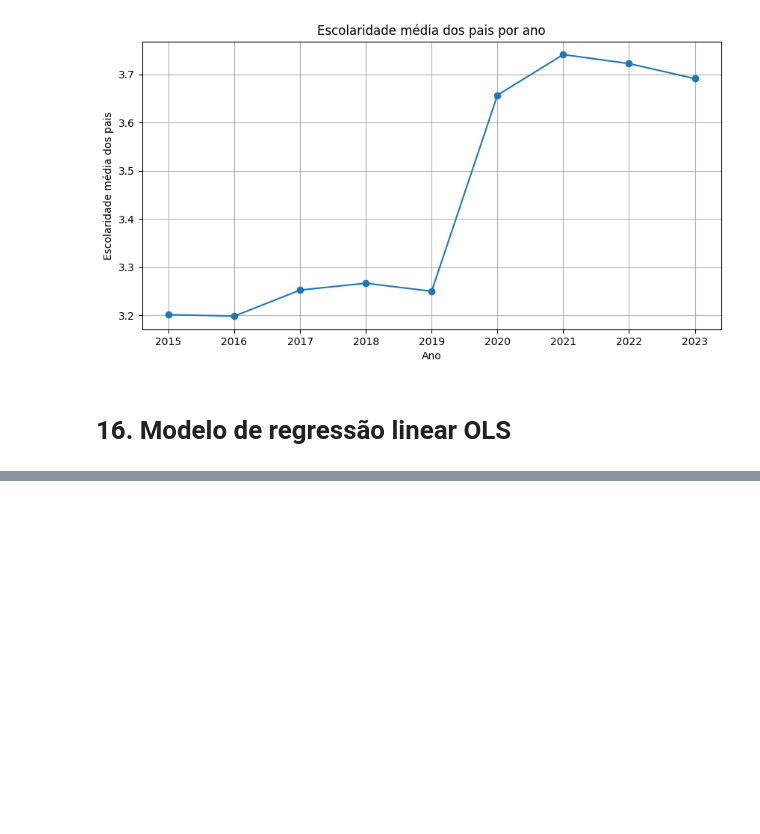
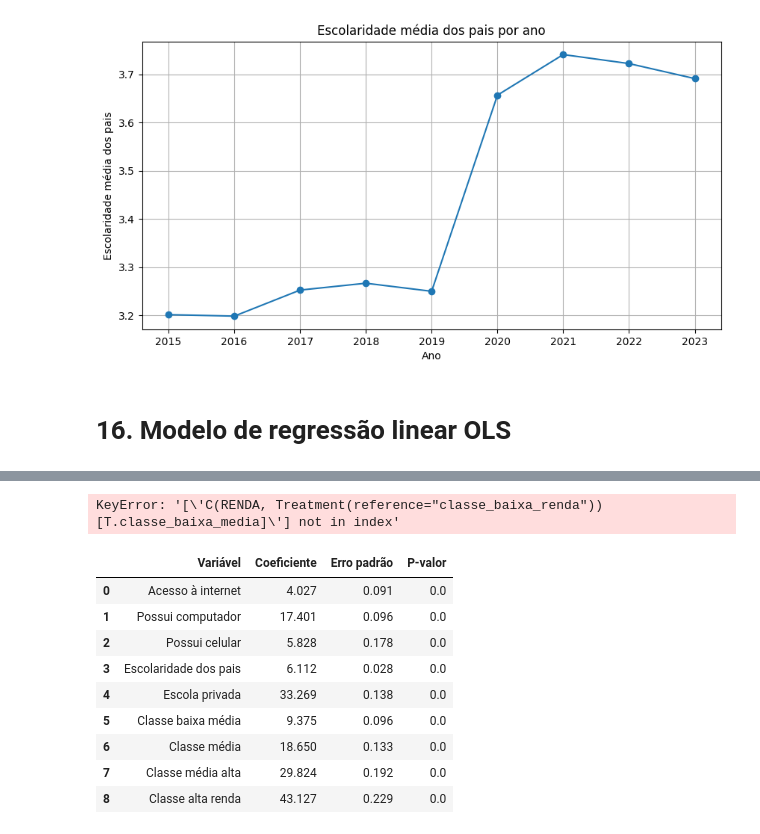
Before and after one commit to Antonio1H/tcc-enem-recursos-digitais, a Jupyter notebook: analiseMicrodadosEnemAnos.ipynb, the cells around one changed output, grey strips where cells are left out. Saved outputs shown, nothing was run; the diff lists cells and outputs as text; code cells hidden in the pictures; blank space fills up the shorter version.

```diff
--- a/analiseMicrodadosEnemAnos.ipynb
+++ b/analiseMicrodadosEnemAnos.ipynb
@@ -1006,0 +1069,64 @@ plt.show()
+# %%
+resultado_modelo = pd.DataFrame({
+    "coeficiente": modelo_ols_robusto.params,
+    "erro_padrao": modelo_ols_robusto.bse,
+    "p_valor": modelo_ols_robusto.pvalues
+})
+
+variaveis_principais = [
+    "INTERNET",
+    "COMPUTADOR",
+    "CELULAR",
+    "ESCOLARIDADE_PAIS",
+    'C(ESCOLA, Treatment(reference="publica"))[T.privada]',
+    'C(RENDA, Treatment(reference="classe_baixa_renda"))[T.classe_baixa_media]',
+    'C(RENDA, Treatment(reference="classe_baixa_renda"))[T.classe_media]',
+    'C(RENDA, Treatment(reference="classe_baixa_renda"))[T.classe_media_alta]',
+    'C(RENDA, Treatment(reference="classe_baixa_renda"))[T.classe_alta_renda]'
+]
+
+tabela_modelo = resultado_modelo.loc[variaveis_principais].copy()
+
+tabela_modelo = tabela_modelo.round({
+    "coeficiente": 3,
+    "erro_padrao": 3,
+    "p_valor": 4
+})
+
+tabela_modelo
+# %% [output]
+KeyError: '[\'C(RENDA, Treatment(reference="classe_baixa_renda"))[T.classe_baixa_media]\'] not in index'
+# %%
+tabela_modelo_formatada = tabela_modelo.reset_index()
+
+tabela_modelo_formatada = tabela_modelo_formatada.rename(columns={
+    "index": "Variável",
+    "coeficiente": "Coeficiente",
+    "erro_padrao": "Erro padrão",
+    "p_valor": "P-valor"
+})
+
+tabela_modelo_formatada["Variável"] = tabela_modelo_formatada["Variável"].replace({
+    "INTERNET": "Acesso à internet",
+    "COMPUTADOR": "Possui computador",
+    "CELULAR": "Possui celular",
+    "ESCOLARIDADE_PAIS": "Escolaridade dos pais",
+    'C(ESCOLA, Treatment(reference="publica"))[T.privada]': "Escola privada",
+    'C(RENDA, Treatment(reference="classe_baixa_renda"))[T.classe_baixa_media]': "Classe baixa média",
+    'C(RENDA, Treatment(reference="classe_baixa_renda"))[T.classe_media]': "Classe média",
+    'C(RENDA, Treatment(reference="classe_baixa_renda"))[T.classe_media_alta]': "Classe média alta",
+    'C(RENDA, Treatment(reference="classe_baixa_renda"))[T.classe_alta_renda]': "Classe alta renda"
+})
+
+tabela_modelo_formatada
+# %% [output]
+|  | Variável | Coeficiente | Erro padrão | P-valor |
+| 0 | Acesso à internet | 4.027 | 0.091 | 0.0 |
+| 1 | Possui computador | 17.401 | 0.096 | 0.0 |
+| 2 | Possui celular | 5.828 | 0.178 | 0.0 |
+| 3 | Escolaridade dos pais | 6.112 | 0.028 | 0.0 |
+| 4 | Escola privada | 33.269 | 0.138 | 0.0 |
+| 5 | Classe baixa média | 9.375 | 0.096 | 0.0 |
+| 6 | Classe média | 18.650 | 0.133 | 0.0 |
+| 7 | Classe média alta | 29.824 | 0.192 | 0.0 |
+| 8 | Classe alta renda | 43.127 | 0.229 | 0.0 |
```
Also changed, not shown: parts of 14 cells of this notebook.
